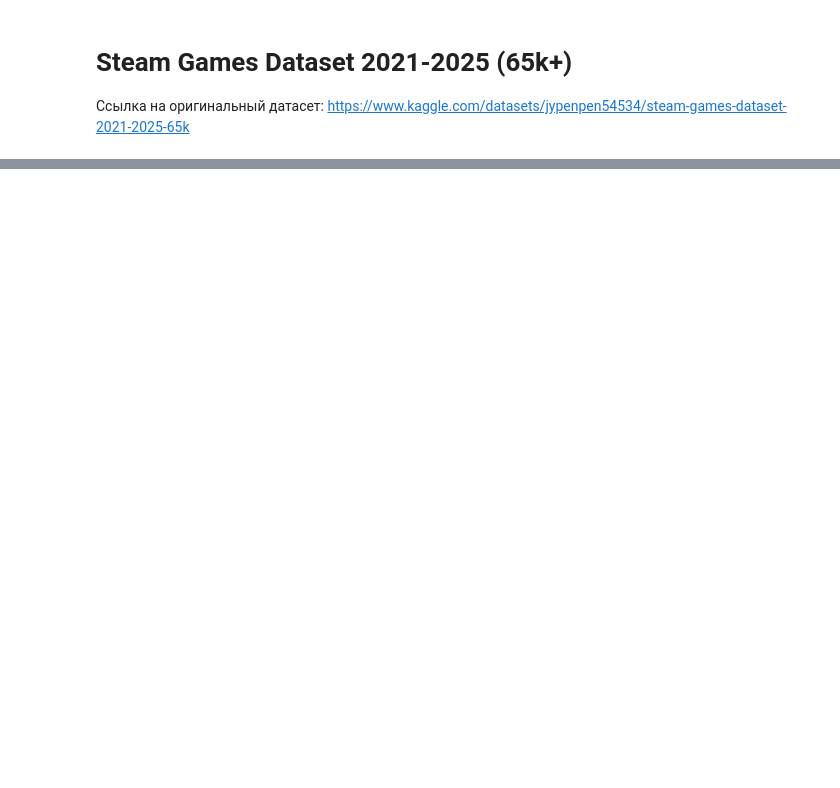
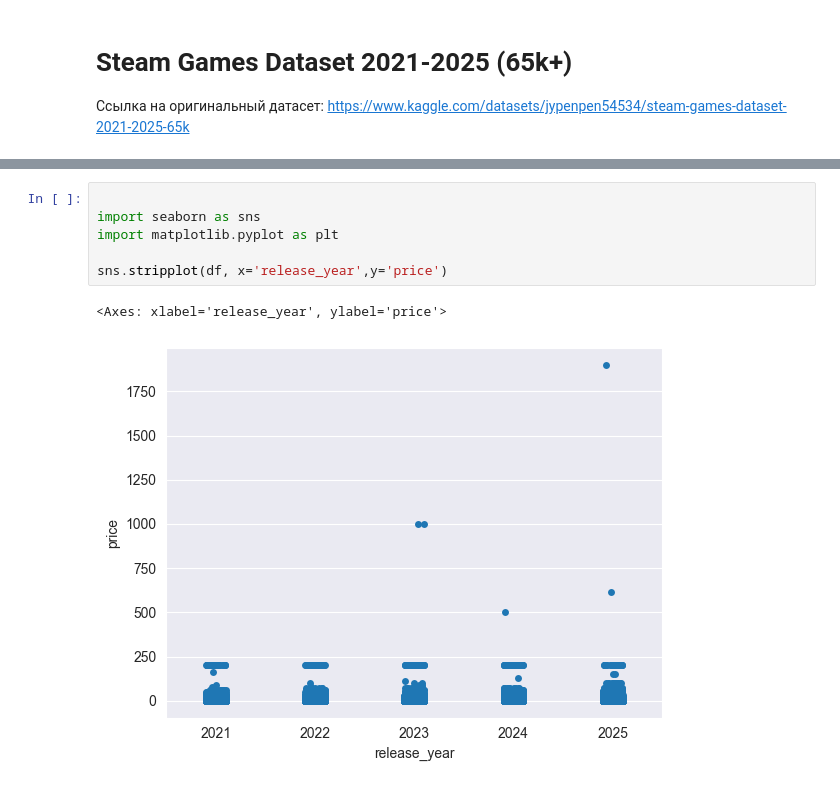
Before and after one commit to ekudrin/ml_examples, a Jupyter notebook: notebooks/steam_games.ipynb, the cells around one changed output, grey strips where cells are left out. Drawn from its saved outputs; the diff is of its cells as text; blank space fills up the shorter version.

```diff
--- a/notebooks/steam_games.ipynb
+++ b/notebooks/steam_games.ipynb
@@ -24,3 +25,12 @@ df.head(5)
 | 2 | 3216640 | The Beast and the Princess | 2025 | Jun 17, 2025 | Adventure;Indie;Strategy | Single-player;Steam Achievements;... | 12.99 | 0 | ... |
 | 3 | 2403620 | Air Twister | 2023 | Nov 10, 2023 | Action;Adventure;Indie | Single-player;Steam Achievements;... | 24.99 | 0 | ... |
 | 4 | 1538040 | Horde Slayer | 2021 | Mar 19, 2021 | Action;Adventure;Casual;Indie;RPG... | Single-player;Steam Achievements;... | 3.99 | 0 | ... |
+# %%
+
+import seaborn as sns
+import matplotlib.pyplot as plt
+
+sns.stripplot(df, x='release_year',y='price')
+# %% [output]
+<Axes: xlabel='release_year', ylabel='price'>
+[figure, added]
```
Also changed, not shown: parts of 31 cells of this notebook, 1 other file.
